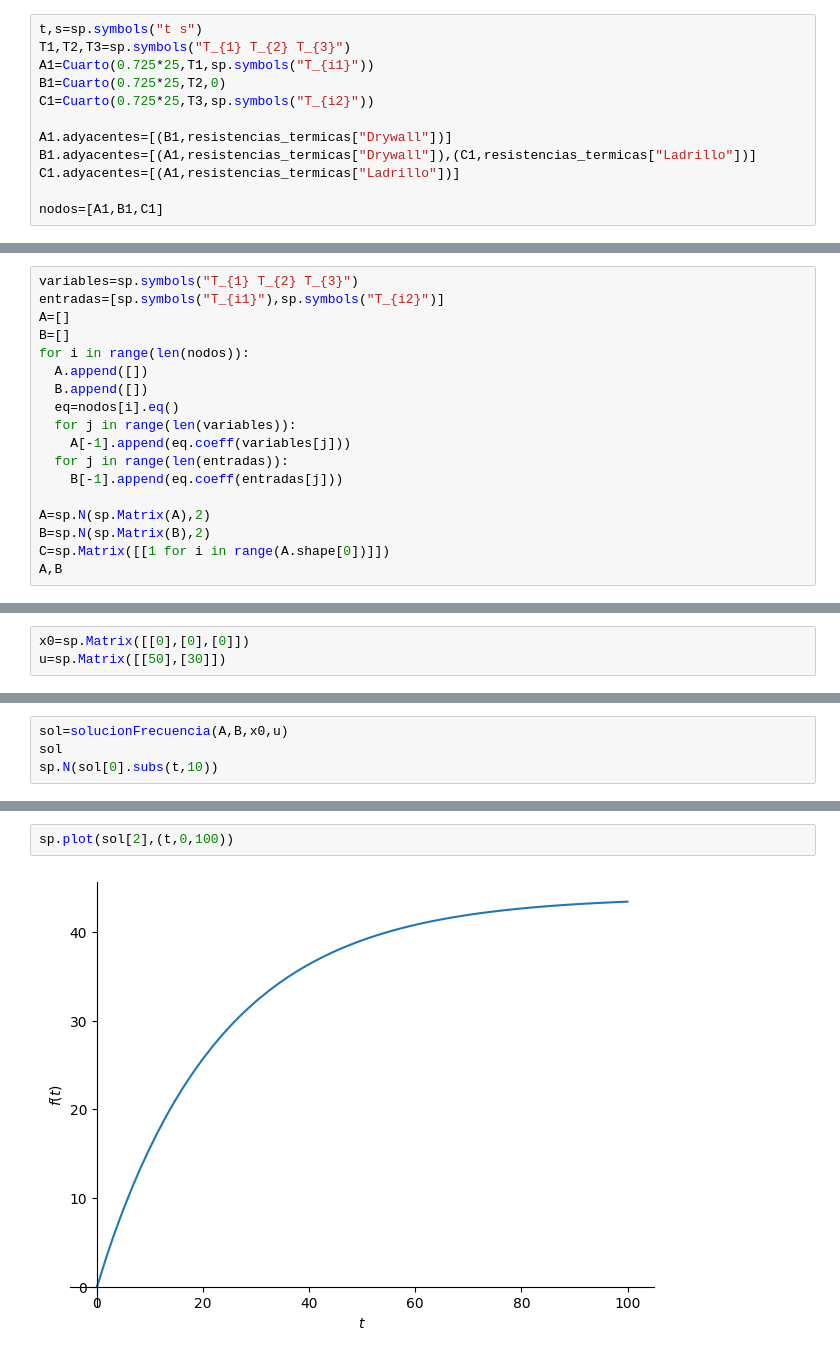
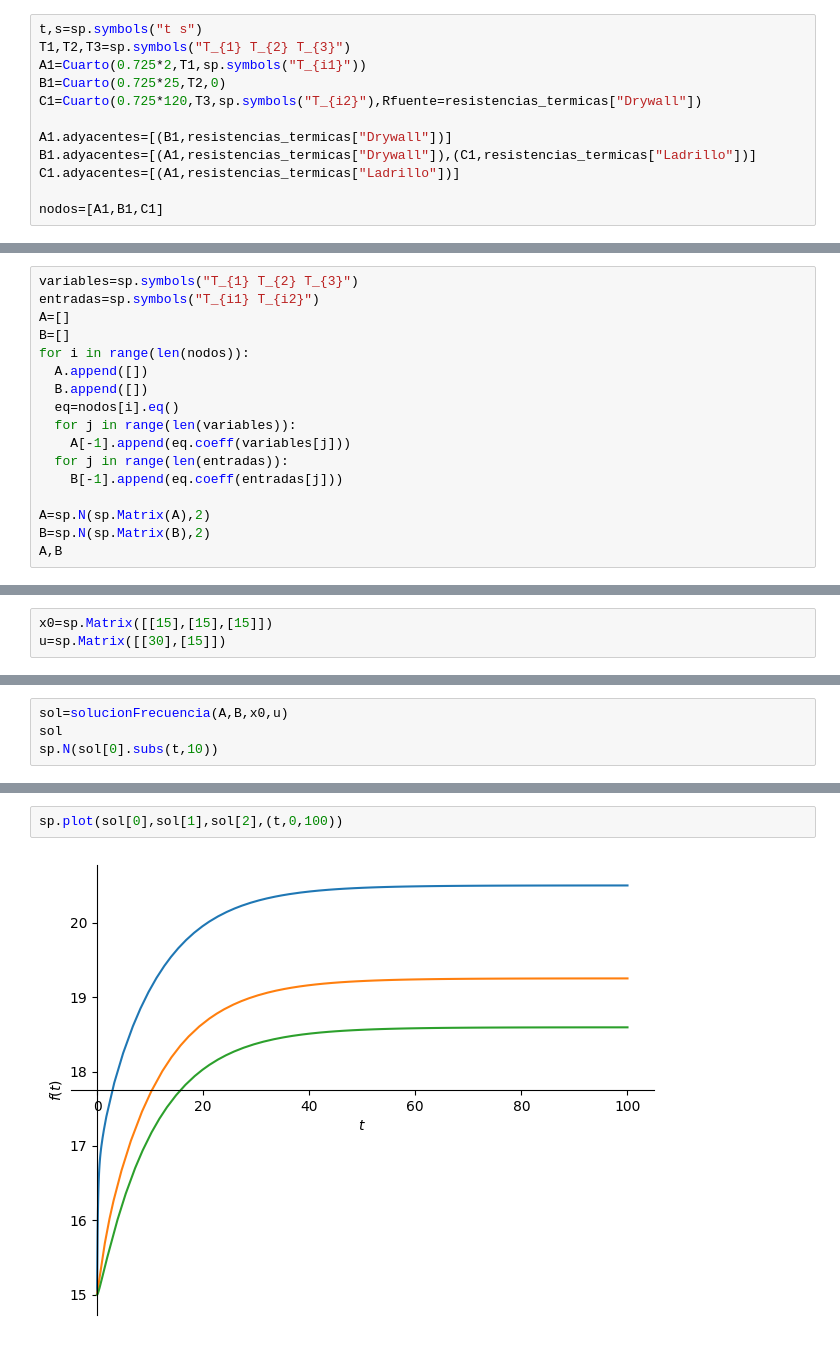
Before and after one commit to Michael-Jimenez-C/CieCom2, a Jupyter notebook: proyecto_CII.ipynb, the cells around one changed output, grey strips where cells are left out. Saved outputs shown, nothing was run; the diff lists cells and outputs as text.

```diff
--- a/proyecto_CII.ipynb
+++ b/proyecto_CII.ipynb
@@ -55,9 +55,9 @@ resistencias_termicas = {
 # %%
 t,s=sp.symbols("t s")
 T1,T2,T3=sp.symbols("T_{1} T_{2} T_{3}")
-A1=Cuarto(0.725*25,T1,sp.symbols("T_{i1}"))
+A1=Cuarto(0.725*2,T1,sp.symbols("T_{i1}"))
 B1=Cuarto(0.725*25,T2,0)
-C1=Cuarto(0.725*25,T3,sp.symbols("T_{i2}"))
+C1=Cuarto(0.725*120,T3,sp.symbols("T_{i2}"),Rfuente=resistencias_termicas["Drywall"])
 
 A1.adyacentes=[(B1,resistencias_termicas["Drywall"])]
 B1.adyacentes=[(A1,resistencias_termicas["Drywall"]),(C1,resistencias_termicas["Ladrillo"])]
@@ -71,6 +67,6 @@ $\displaystyle \frac{36028797018963968 T_{1}}{85545874921902575} - \frac{1298074
 # %%
 variables=sp.symbols("T_{1} T_{2} T_{3}")
-entradas=[sp.symbols("T_{i1}"),sp.symbols("T_{i2}")]
+entradas=sp.symbols("T_{i1} T_{i2}")
 A=[]
 B=[]
 for i in range(len(nodos)):
@@ -84,7 +80,6 @@ for i in range(len(nodos)):
 
 A=sp.N(sp.Matrix(A),2)
 B=sp.N(sp.Matrix(B),2)
-C=sp.Matrix([[1 for i in range(A.shape[0])]])
 A,B
 # %% [output]
 (Matrix([
@@ -105,8 +100,8 @@ def eAt(A,t):
   T,D=sp.N(A,2).diagonalize()
   return T*sp.exp(D*t)*T.inv()
 # %%
-x0=sp.Matrix([[0],[0],[0]])
-u=sp.Matrix([[50],[30]])
+x0=sp.Matrix([[15],[15],[15]])
+u=sp.Matrix([[30],[15]])
 # %%
 def solucionTiempo(A,B,x0,u):
   t=sp.symbols("t")
@@ -137,5 +132,5 @@ $\displaystyle 43.9791618882929 + 2.853686648 \cdot 10^{-10} i$
 # %%
-sp.plot(sol[2],(t,0,100))
+sp.plot(sol[0],sol[1],sol[2],(t,0,100))
 # %% [output]
-[figure, old version]
+[figure, new version]
 <sympy.plotting.plot.Plot at 0x...>
```
Also changed, not shown: parts of 4 cells of this notebook.
